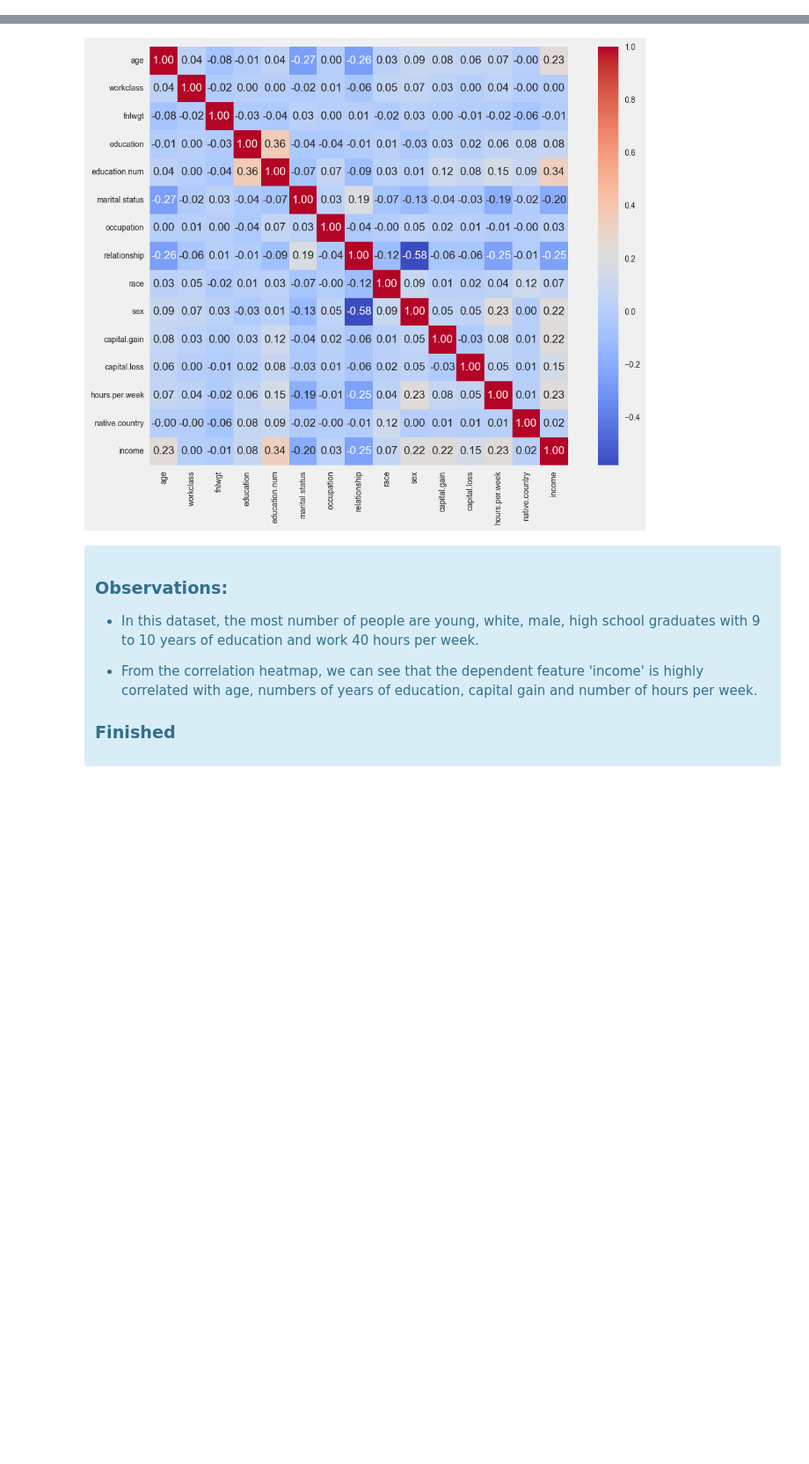
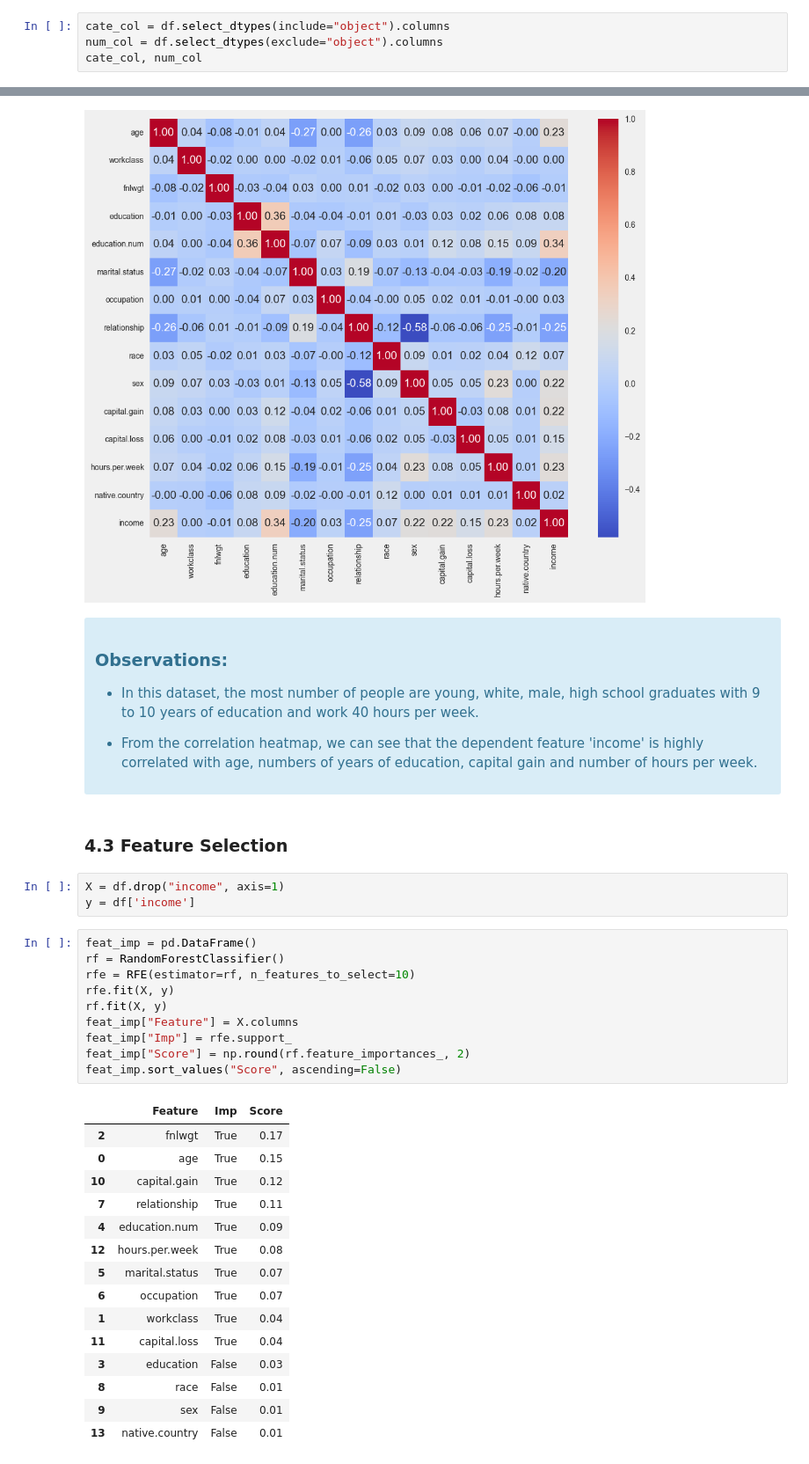
Before and after one commit to rushin236/Adult_census_income_prediction_ineuron, a Jupyter notebook: research/03_data_analysis.ipynb, the cells around one changed output, grey strips where cells are left out. Shown at 88% size. Saved outputs shown, nothing was run; the diff lists cells and outputs as text; blank space fills up the shorter version.

```diff
--- a/research/03_data_analysis.ipynb
+++ b/research/03_data_analysis.ipynb
@@ -501,0 +614,4 @@ df[obj_col] = df[obj_col].apply(LabelEncoder().fit_transform)
+# %%
+cate_col = df.select_dtypes(include="object").columns
+num_col = df.select_dtypes(exclude="object").columns
+cate_col, num_col
@@ -515,6 +651,35 @@ plt.show()
 
 - From the correlation heatmap, we can see that the dependent feature 'income' is highly correlated with age, numbers of years of education, capital gain and number of hours per week.
 
-### Finished
-
 <div>
+# %% [markdown]
+### 4.3 Feature Selection
+# %%
+X = df.drop("income", axis=1)
+y = df['income']
+# %%
+feat_imp = pd.DataFrame()
+rf = RandomForestClassifier()
+rfe = RFE(estimator=rf, n_features_to_select=10)
+rfe.fit(X, y)
+rf.fit(X, y)
+feat_imp["Feature"] = X.columns
+feat_imp["Imp"] = rfe.support_
+feat_imp["Score"] = np.round(rf.feature_importances_, 2)
+feat_imp.sort_values("Score", ascending=False)
+# %% [output]
+|  | Feature | Imp | Score |
+| 2 | fnlwgt | True | 0.17 |
+| 0 | age | True | 0.15 |
+| 10 | capital.gain | True | 0.12 |
+| 7 | relationship | True | 0.11 |
+| 4 | education.num | True | 0.09 |
+| 12 | hours.per.week | True | 0.08 |
+| 5 | marital.status | True | 0.07 |
+| 6 | occupation | True | 0.07 |
+| 1 | workclass | True | 0.04 |
+| 11 | capital.loss | True | 0.04 |
+| 3 | education | False | 0.03 |
+| 8 | race | False | 0.01 |
+| 9 | sex | False | 0.01 |
+| 13 | native.country | False | 0.01 |
```
Also changed, not shown: parts of 26 cells of this notebook, 4 other files.
